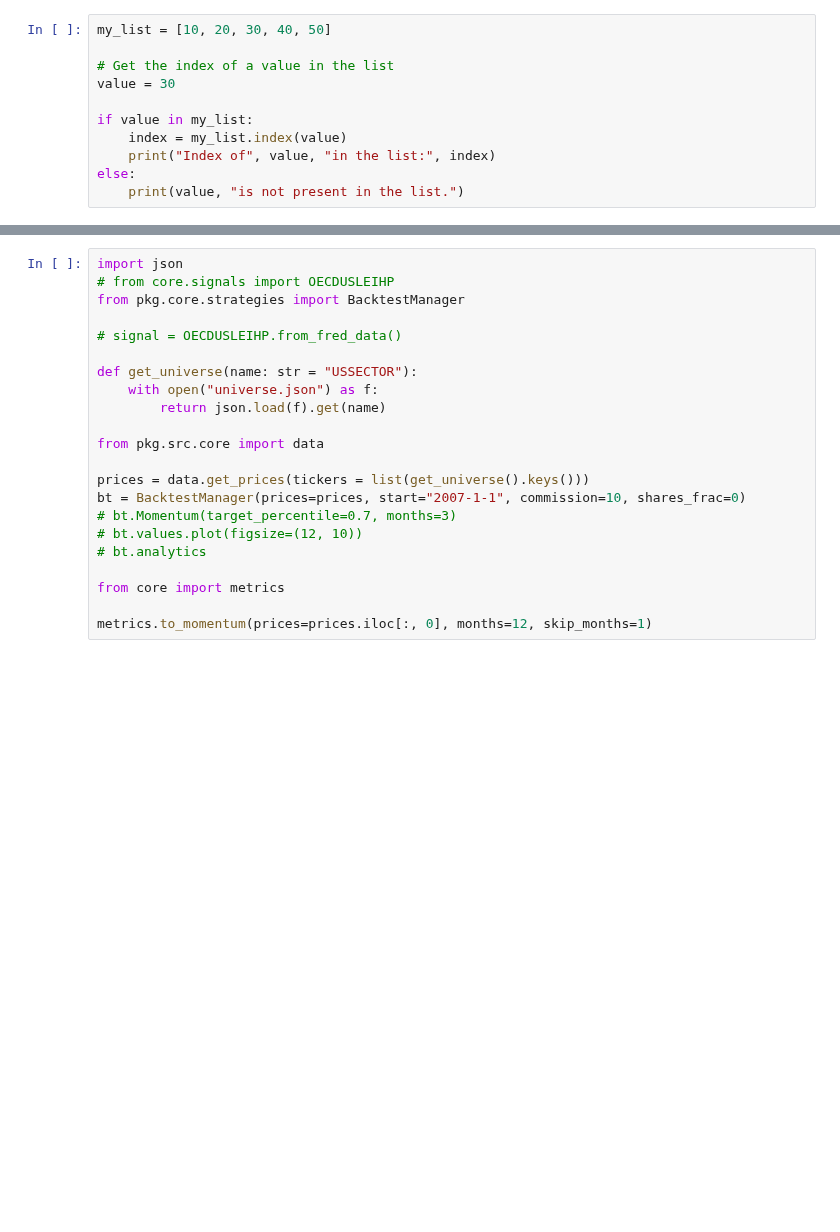
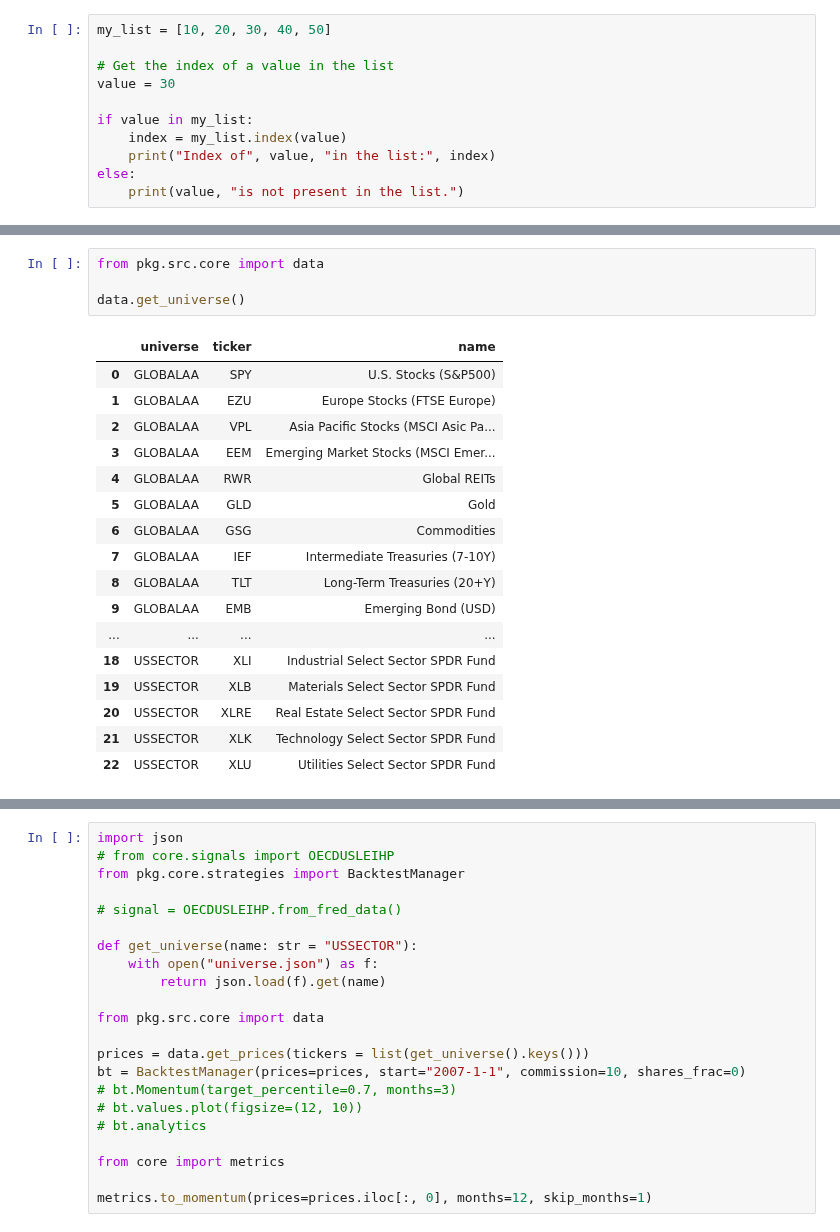
Before and after one commit to HTF1125/RobertLab, a Jupyter notebook: test.ipynb, the cells around one changed output, grey strips where cells are left out. Cells and saved outputs as stored; diff of their text form; blank space fills up the shorter version.

```diff
--- a/test.ipynb
+++ b/test.ipynb
@@ -78,0 +92,22 @@ metrics.to_hurst_exponent(vix.data.rolling(20).apply(metrics.to_momentum, kwargs
+# %%
+from pkg.src.core import data
+
+data.get_universe()
+# %% [output]
+|  | universe | ticker | name |
+| 0 | GLOBALAA | SPY | U.S. Stocks (S&P500) |
+| 1 | GLOBALAA | EZU | Europe Stocks (FTSE Europe) |
+| 2 | GLOBALAA | VPL | Asia Pacific Stocks (MSCI Asic Pa... |
+| 3 | GLOBALAA | EEM | Emerging Market Stocks (MSCI Emer... |
+| 4 | GLOBALAA | RWR | Global REITs |
+| 5 | GLOBALAA | GLD | Gold |
+| 6 | GLOBALAA | GSG | Commodities |
+| 7 | GLOBALAA | IEF | Intermediate Treasuries (7-10Y) |
+| 8 | GLOBALAA | TLT | Long-Term Treasuries (20+Y) |
+| 9 | GLOBALAA | EMB | Emerging Bond (USD) |
+| ... | ... | ... | ... |
+| 18 | USSECTOR | XLI | Industrial Select Sector SPDR Fund |
+| 19 | USSECTOR | XLB | Materials Select Sector SPDR Fund |
+| 20 | USSECTOR | XLRE | Real Estate Select Sector SPDR Fund |
+| 21 | USSECTOR | XLK | Technology Select Sector SPDR Fund |
+| 22 | USSECTOR | XLU | Utilities Select Sector SPDR Fund |
```
Also changed, not shown: parts of 14 cells of this notebook, 34 other files.
